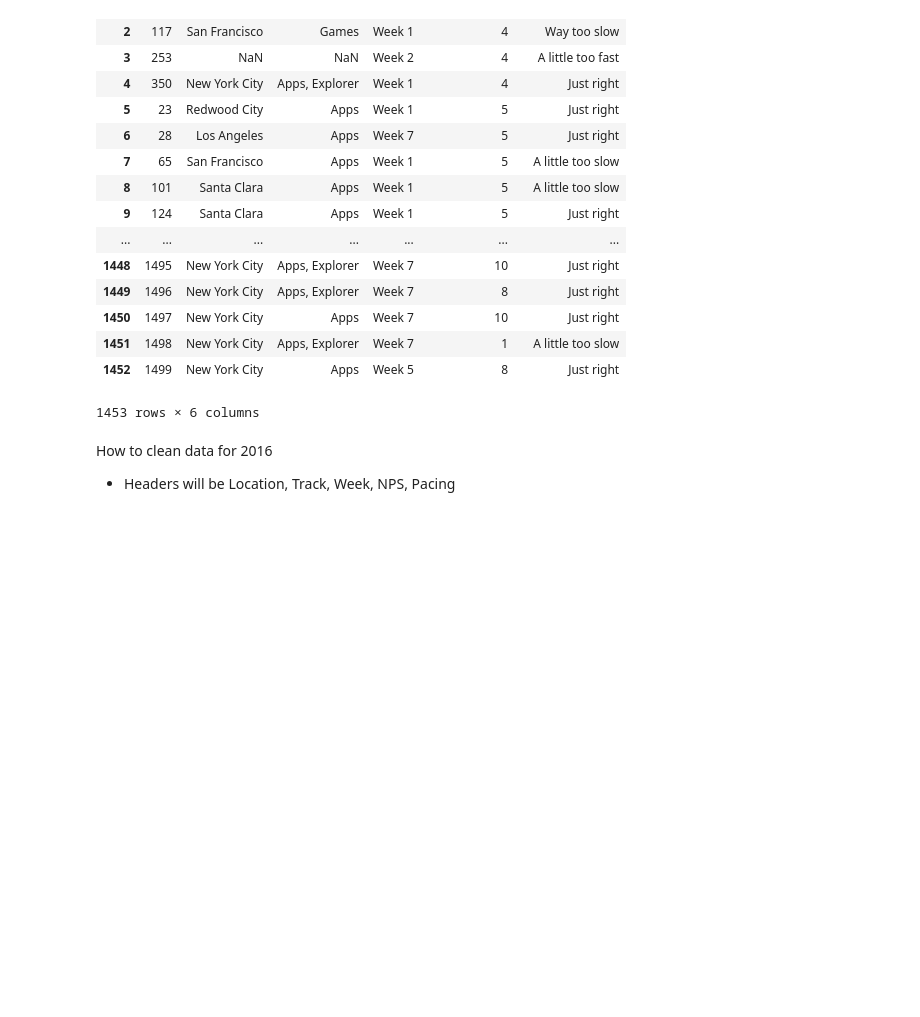
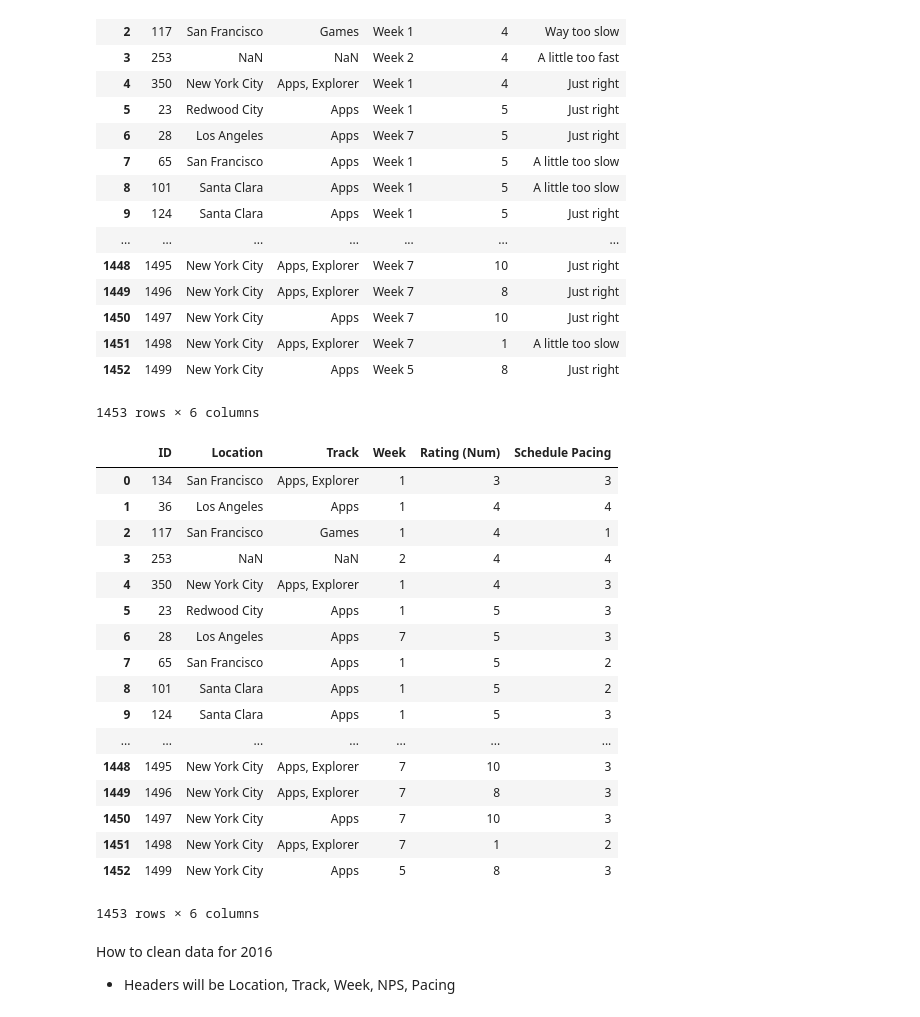
Before and after one commit to anselb/DS-1-Data-Analysis, a Jupyter notebook: Exploring_Summer_Academy_NPS_Data.ipynb, the cells around one changed output. Drawn from its saved outputs; the diff is of its cells as text; code cells hidden in the pictures; blank space fills up the shorter version.

```diff
--- a/Exploring_Summer_Academy_NPS_Data.ipynb
+++ b/Exploring_Summer_Academy_NPS_Data.ipynb
@@ -159,6 +159,47 @@ y2017_df
 | 1451 | 1498 | New York City | Apps, Explorer | Week 7 | 1 | A little too slow |
 | 1452 | 1499 | New York City | Apps | Week 5 | 8 | Just right |
 1453 rows × 6 columns
+# %%
+# TODO: Add conditional to run this once when kernal is restarted
+# y2017_df['Week'] = y2017_df['Week'].str[5].astype(int)
+
+# This code didn't work. An error about copying came up
+# for index, row in y2017_df.iterrows():
+#     if row['Schedule Pacing'] == 'Way too slow':
+#         y2017_df.iloc[index]['Schedule Pacing'] = 1
+#     if row['Schedule Pacing'] == 'A little too slow':
+#         y2017_df.iloc[index]['Schedule Pacing'] = 2
+#     if row['Schedule Pacing'] == 'Just right':
+#         y2017_df.iloc[index]['Schedule Pacing'] = 3
+#     if row['Schedule Pacing'] == 'A little too fast':
+#         y2017_df.iloc[index]['Schedule Pacing'] = 4
+#     if row['Schedule Pacing'] == 'Way too fast':
+#         y2017_df.iloc[index]['Schedule Pacing'] = 5
+# y2017_df['Schedule Pacing'] = y2017_df['Schedule Pacing'].apply(lambda x: x * 3)
+
+pacing_types = ['None', 'Way too slow', 'A little too slow', 'Just right', 'A little too fast', 'Way too fast']
+y2017_df['Schedule Pacing'] = y2017_df['Schedule Pacing'].astype("category", categories=pacing_types).cat.codes
+
+y2017_df
+# %% [output]
+|  | ID | Location | Track | Week | Rating (Num) | Schedule Pacing |
+| 0 | 134 | San Francisco | Apps, Explorer | 1 | 3 | 3 |
+| 1 | 36 | Los Angeles | Apps | 1 | 4 | 4 |
+| 2 | 117 | San Francisco | Games | 1 | 4 | 1 |
+| 3 | 253 | NaN | NaN | 2 | 4 | 4 |
+| 4 | 350 | New York City | Apps, Explorer | 1 | 4 | 3 |
+| 5 | 23 | Redwood City | Apps | 1 | 5 | 3 |
+| 6 | 28 | Los Angeles | Apps | 7 | 5 | 3 |
+| 7 | 65 | San Francisco | Apps | 1 | 5 | 2 |
+| 8 | 101 | Santa Clara | Apps | 1 | 5 | 2 |
+| 9 | 124 | Santa Clara | Apps | 1 | 5 | 3 |
+| ... | ... | ... | ... | ... | ... | ... |
+| 1448 | 1495 | New York City | Apps, Explorer | 7 | 10 | 3 |
+| 1449 | 1496 | New York City | Apps, Explorer | 7 | 8 | 3 |
+| 1450 | 1497 | New York City | Apps | 7 | 10 | 3 |
+| 1451 | 1498 | New York City | Apps, Explorer | 7 | 1 | 2 |
+| 1452 | 1499 | New York City | Apps | 5 | 8 | 3 |
+1453 rows × 6 columns
 # %% [markdown]
 How to clean data for 2016
 - Headers will be Location, Track, Week, NPS, Pacing
```
Also changed, not shown: parts of 1 cell of this notebook.
